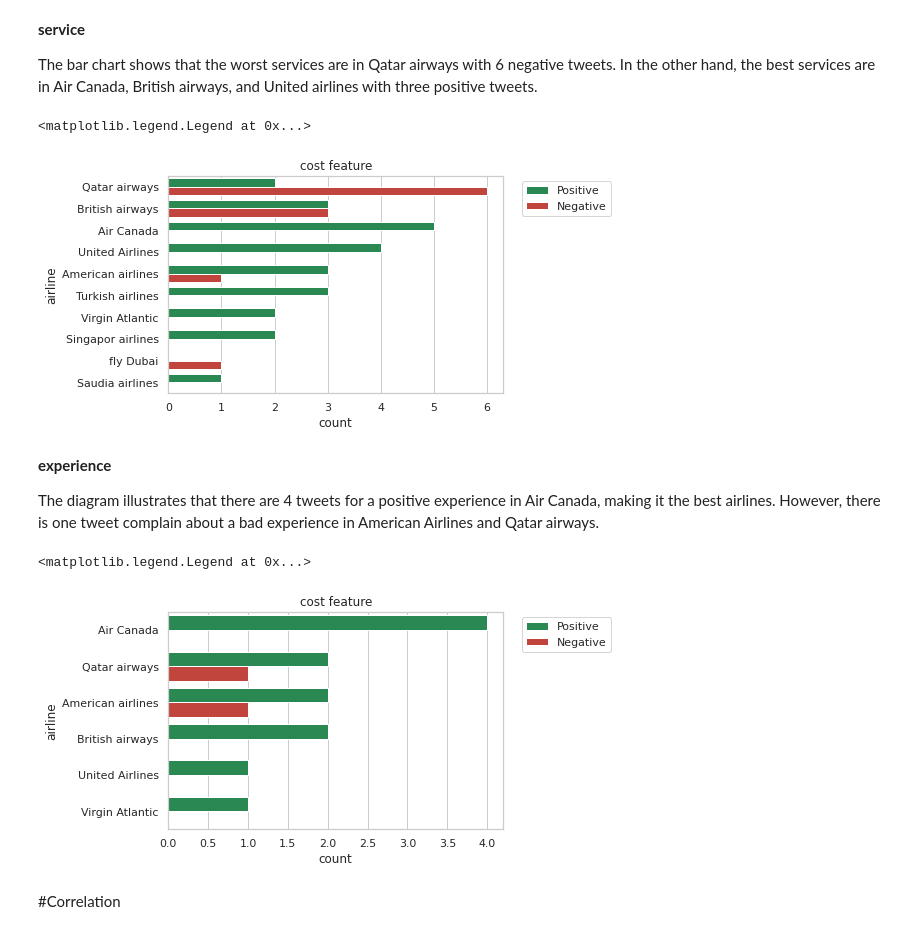
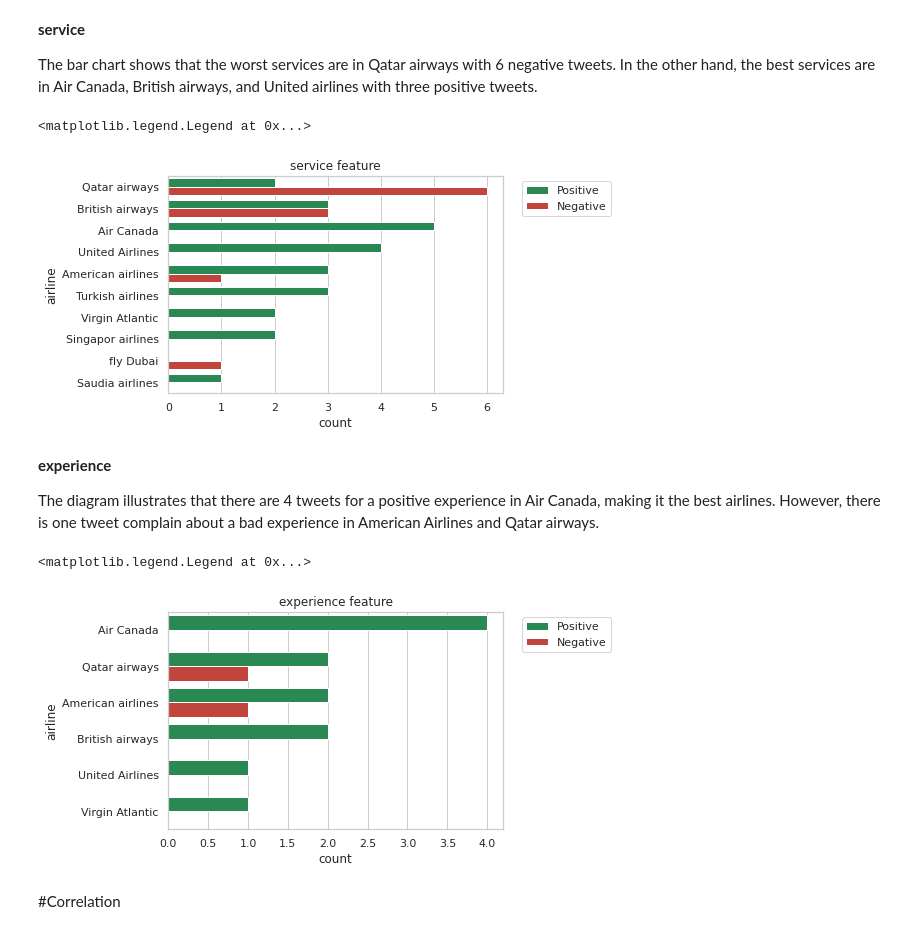
Before and after one commit to buthaina279/DS_Capstone_NLP, a Jupyter notebook: EDA.ipynb, the cells around one changed output. Drawn from its saved outputs; the diff is of its cells as text; code cells hidden in the pictures.

```diff
--- a/EDA.ipynb
+++ b/EDA.ipynb
@@ -378,15 +378,14 @@ plt.legend(bbox_to_anchor=(1.04,1), loc="upper left")
 
 The bar chart shows that the worst services are in Qatar airways with 6 negative tweets. In the other hand, the best services are in Air Canada, British airways, and United airlines with three positive tweets.
 # %%
-#colorts read and green and sort and switch and sepate pos and neg
 service_results = getfeatures("service", ['service', 'cabin crew', 'friendly' , 'customer srvice'])
 sns.set_theme(style="whitegrid")
 ax = sns.countplot(y="airline",data=service_results, hue= 'sentiment',palette= color_list, order = service_results['airline'].value_counts().index)
-plt.title('cost feature')
+plt.title('service feature')
 plt.legend(bbox_to_anchor=(1.04,1), loc="upper left")
 # %% [output]
 <matplotlib.legend.Legend at 0x...>
-[figure, old version]
+[figure, new version]
 # %% [markdown]
 **experience**
 
@@ -394,12 +393,12 @@ The diagram illustrates that there are 4 tweets for a positive experience in Air
 # %%
 experience_results = getfeatures("experience", ['experience'])
 sns.set_theme(style="whitegrid")
 ax = sns.countplot(y="airline",data=experience_results, hue= 'sentiment',palette= color_list, order = experience_results['airline'].value_counts().index)
-plt.title('cost feature')
+plt.title('experience feature')
 plt.legend(bbox_to_anchor=(1.04,1), loc="upper left")
 # %% [output]
 <matplotlib.legend.Legend at 0x...>
-[figure, old version]
+[figure, new version]
 # %% [markdown]
 #Correlation
 # %%
```
Also changed, not shown: parts of 1 cell of this notebook.
